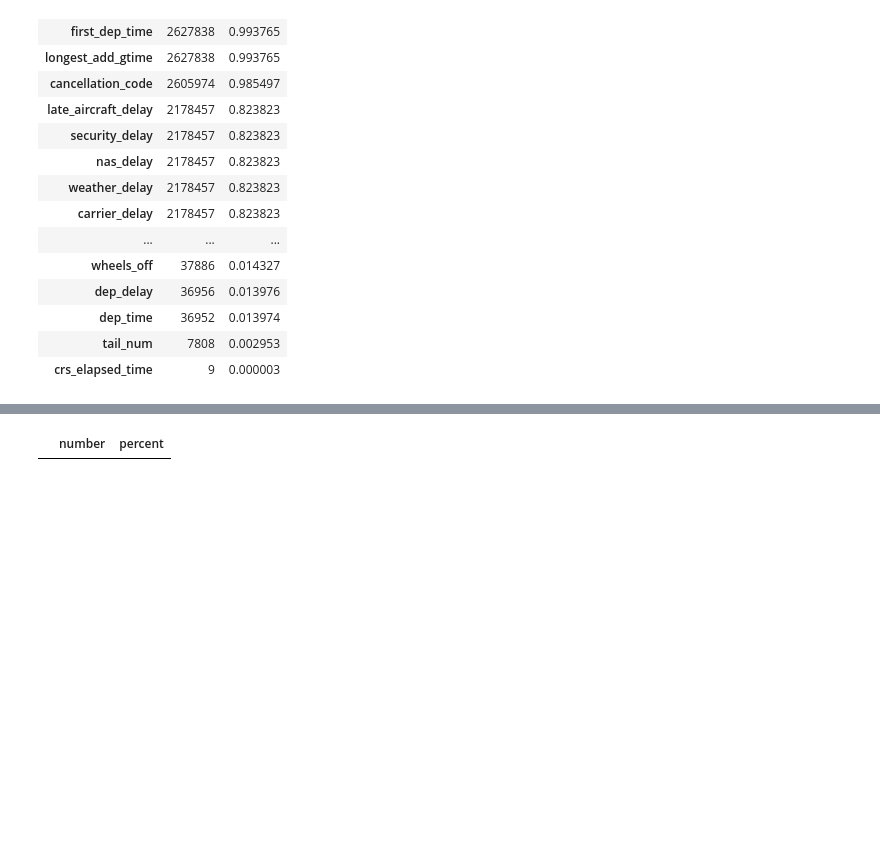
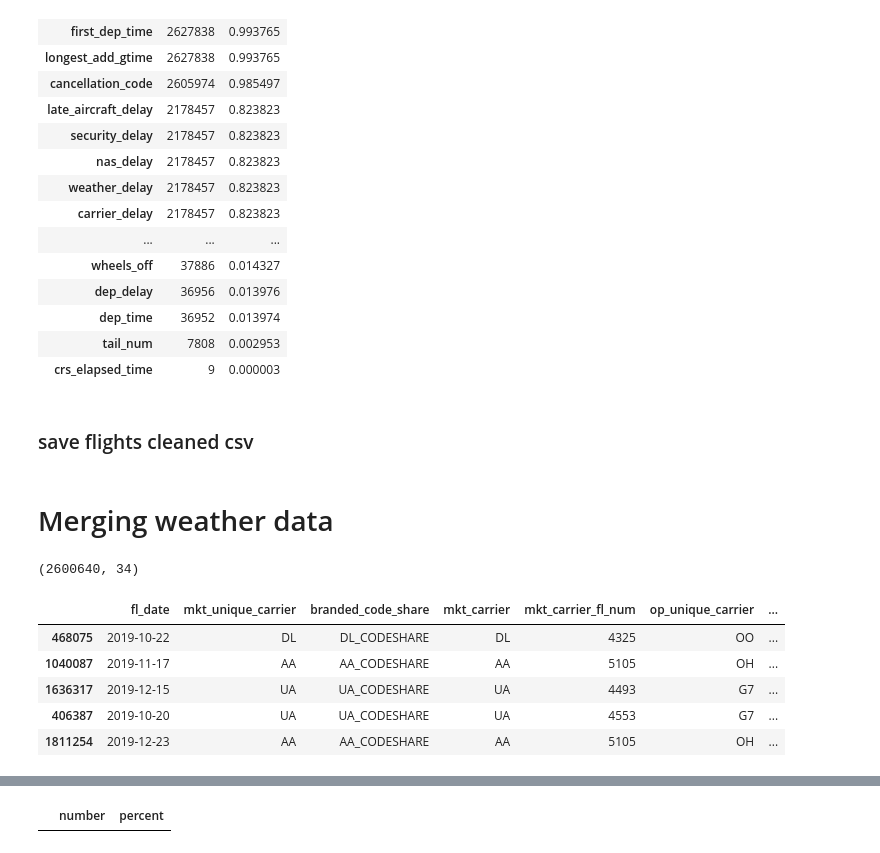
Before and after one commit to bmskarate/lighthouseMain, a Jupyter notebook: w6-midterm/flights_cleaning.ipynb, the cells around one changed output, grey strips where cells are left out. Saved outputs shown, nothing was run; the diff lists cells and outputs as text; code cells hidden in the pictures; blank space fills up the shorter version.

```diff
--- a/w6-midterm/flights_cleaning.ipynb
+++ b/w6-midterm/flights_cleaning.ipynb
@@ -77,3 +77,5 @@ fill_columns(0,columns,flights_raw)
 # %%
 # Drop no air_time values
 flights_raw.drop(flights_raw.loc[flights_raw['air_time'].isnull()].index,inplace=True)
+# %% [markdown]
+### save flights cleaned csv
@@ -79,0 +85,15 @@ flights_raw.drop(flights_raw.loc[flights_raw['air_time'].isnull()].index,inplace
+# %% [markdown]
+# Merging weather data
+# %%
+flights_raw.shape
+# %% [output]
+(2600640, 34)
+# %%
+flights_raw.sort_values(by="origin").head()
+# %% [output]
+|  | fl_date | mkt_unique_carrier | branded_code_share | mkt_carrier | mkt_carrier_fl_num | op_unique_carrier | ... |
+| 468075 | 2019-10-22 | DL | DL_CODESHARE | DL | 4325 | OO | ... |
+| 1040087 | 2019-11-17 | AA | AA_CODESHARE | AA | 5105 | OH | ... |
+| 1636317 | 2019-12-15 | UA | UA_CODESHARE | UA | 4493 | G7 | ... |
+| 406387 | 2019-10-20 | UA | UA_CODESHARE | UA | 4553 | G7 | ... |
+| 1811254 | 2019-12-23 | AA | AA_CODESHARE | AA | 5105 | OH | ... |
```
Also changed, not shown: parts of 28 cells of this notebook, 32 other files.
